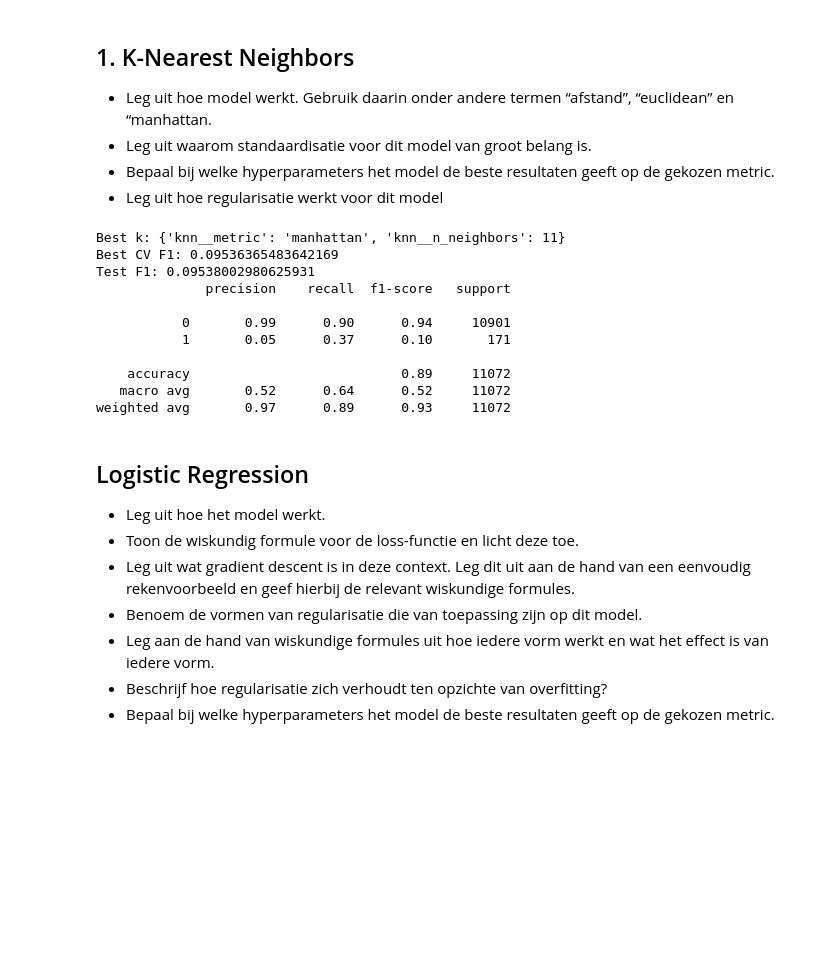
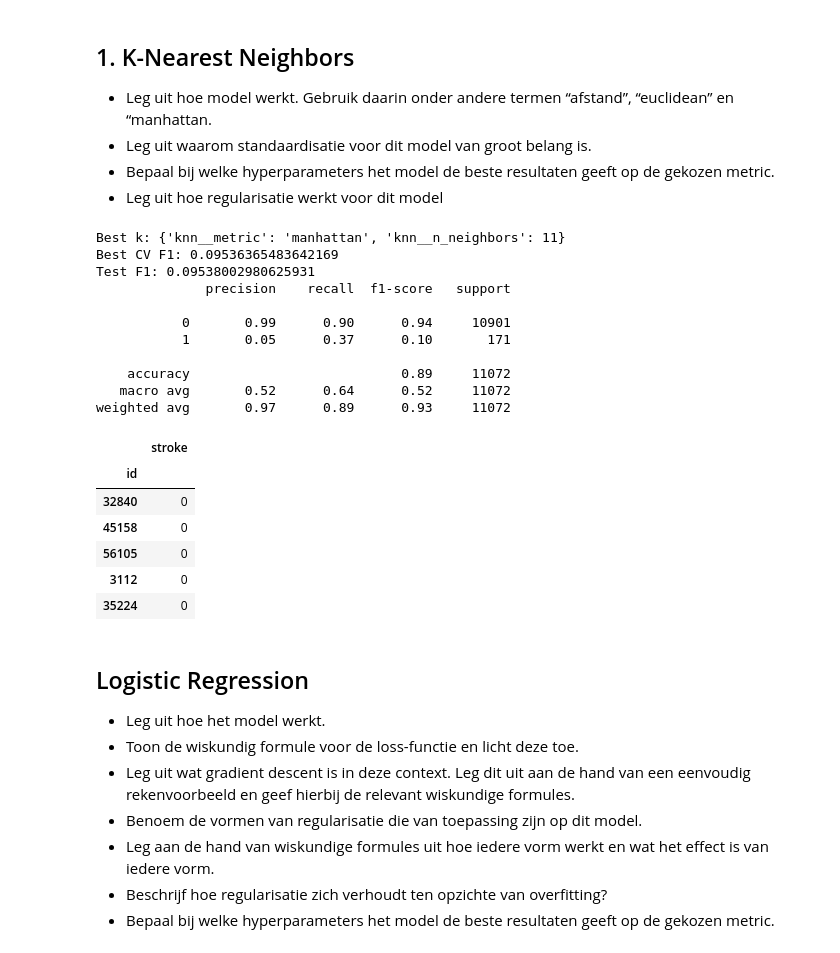
Before and after one commit to Roan-hhs/machine_learning_semester3, a Jupyter notebook: portfolio1.ipynb, the cells around one changed output. Drawn from its saved outputs; the diff is of its cells as text; code cells hidden in the pictures; blank space fills up the shorter version.

```diff
--- a/portfolio1.ipynb
+++ b/portfolio1.ipynb
@@ -12,6 +12,7 @@ from sklearn.linear_model import LogisticRegression
 df_train = pd.read_csv('train.csv')
 df_test_features = pd.read_csv('test.csv')
 df_test_targets = pd.read_csv('sample_submission.csv')['stroke']
+df_test = pd.read_csv('test.csv')
 # %% [markdown]
 # Notebook vereisten
 
@@ -137,6 +138,12 @@ df_cleaned = df_train.copy()
 df_cleaned = df_cleaned.drop(['id', 'gender_Male', 'ever_married_No', 'work_type_children', 'Residence_type_Urban', 'smoking_status_smokes'], axis=1)
 
 df_cleaned = df_cleaned.astype(int)
+
+test_cleaned = df_test.copy()
+
+test_cleaned = test_cleaned.drop(['id', 'gender_Male', 'ever_married_No', 'work_type_children', 'Residence_type_Urban', 'smoking_status_smokes'], axis=1)
+
+test_cleaned = test_cleaned.astype(int)
 # %% [markdown]
 ## Wat betekent het standaardiseren van data
 
@@ -190,6 +197,15 @@ df_test_features = df_test_features[
         "smoking_status_never smoked",
     ]
 ]
+
+test_features_subset = test_cleaned[
+[
+        "age",
+        "heart_disease",
+        "hypertension",
+        "bmi",
+        "smoking_status_never smoked",
+]]
 
 scores, p_values = f_classif(X, y)
 
@@ -253,33 +269,48 @@ param_grid = {
 
 grid_search = GridSearchCV(
     knn_pipeline,
     param_grid,
     scoring="f1",
     cv=5,
     n_jobs=-1
 )
 
 grid_search.fit(X_train, y_train)
 
 print("Best k:", grid_search.best_params_)
 print("Best CV F1:", grid_search.best_score_)
 
 best_knn = grid_search.best_estimator_
 predictions = best_knn.predict(X_test)
 print("Test F1:", f1_score(y_test, predictions))
 print(classification_report(y_test, predictions))
+
+submission_predictions = best_knn.predict(test_features_subset)
+knn_submission = df_test['id']
+knn_submission = pd.DataFrame(knn_submission)  # Convert to DataFrame to allow adding a new column
+knn_submission['stroke'] = submission_predictions
+knn_submission.set_index('id', inplace=True)  # Set 'id' as the index
+display(knn_submission.head())
+knn_submission.to_csv('knn_submission.csv')  # Save to CSV with index
 # %% [output]
 Best k: {'knn__metric': 'manhattan', 'knn__n_neighbors': 11}
 Best CV F1: 0.09536365483642169
 Test F1: 0.09538002980625931
               precision    recall  f1-score   support
 
            0       0.99      0.90      0.94     10901
            1       0.05      0.37      0.10       171
 
     accuracy                           0.89     11072
    macro avg       0.52      0.64      0.52     11072
 weighted avg       0.97      0.89      0.93     11072
+|  | stroke |
+| id |  |
+| 32840 | 0 |
+| 45158 | 0 |
+| 56105 | 0 |
+| 3112 | 0 |
+| 35224 | 0 |
 # %% [markdown]
 ## Logistic Regression
 
```
Also changed, not shown: parts of 2 cells of this notebook, 2 other files.
